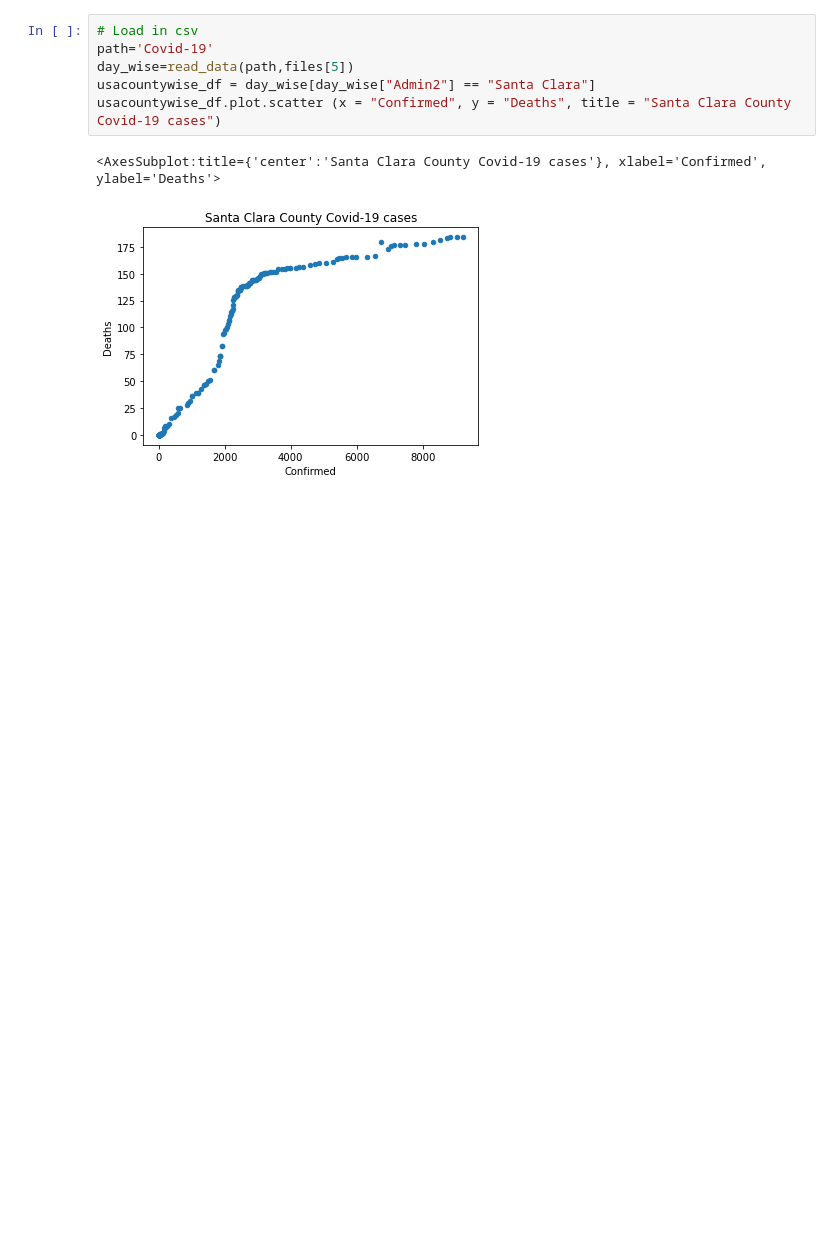
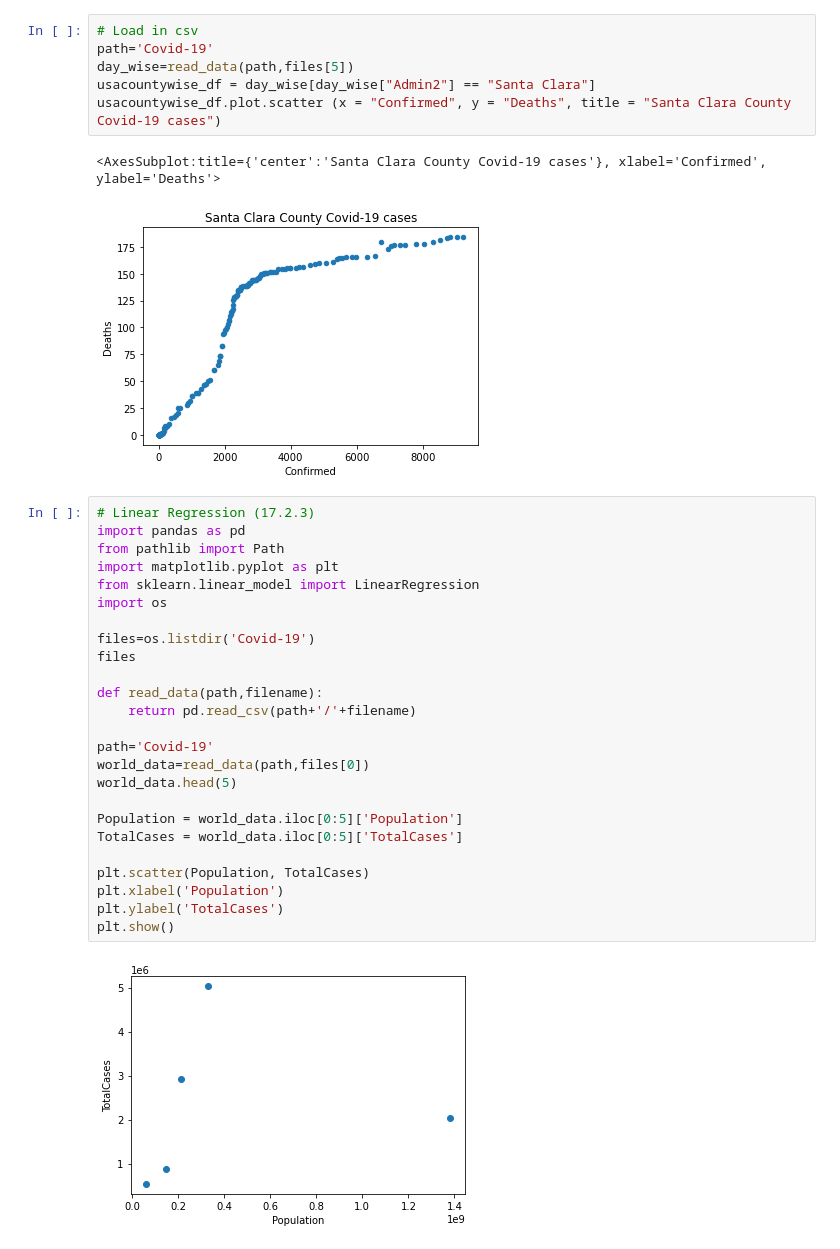
Before and after one commit to hemantkiri/Covid19, a Jupyter notebook: Covid19.ipynb, the cells around one changed output. Saved outputs shown, nothing was run; the diff lists cells and outputs as text; blank space fills up the shorter version.

Commit message:
Update ipynb file with Linear Regression Model
Update ipynb file with Linear Regression Model.

```diff
--- a/Covid19.ipynb
+++ b/Covid19.ipynb
@@ -175,3 +175,30 @@ usacountywise_df.plot.scatter (x = "Confirmed", y = "Deaths", title = "Santa Cla
 # %% [output]
 <AxesSubplot:title={'center':'Santa Clara County Covid-19 cases'}, xlabel='Confirmed', ylabel='Deaths'>
 [figure]
+# %%
+# Linear Regression (17.2.3)
+import pandas as pd
+from pathlib import Path
+import matplotlib.pyplot as plt
+from sklearn.linear_model import LinearRegression
+import os
+
+files=os.listdir('Covid-19')
+files
+
+def read_data(path,filename):
+    return pd.read_csv(path+'/'+filename)
+
+path='Covid-19'
+world_data=read_data(path,files[0])
+world_data.head(5)
+
+Population = world_data.iloc[0:5]['Population']
+TotalCases = world_data.iloc[0:5]['TotalCases']
+
+plt.scatter(Population, TotalCases)
+plt.xlabel('Population')
+plt.ylabel('TotalCases')
+plt.show()
+# %% [output]
+[figure, added]
```
